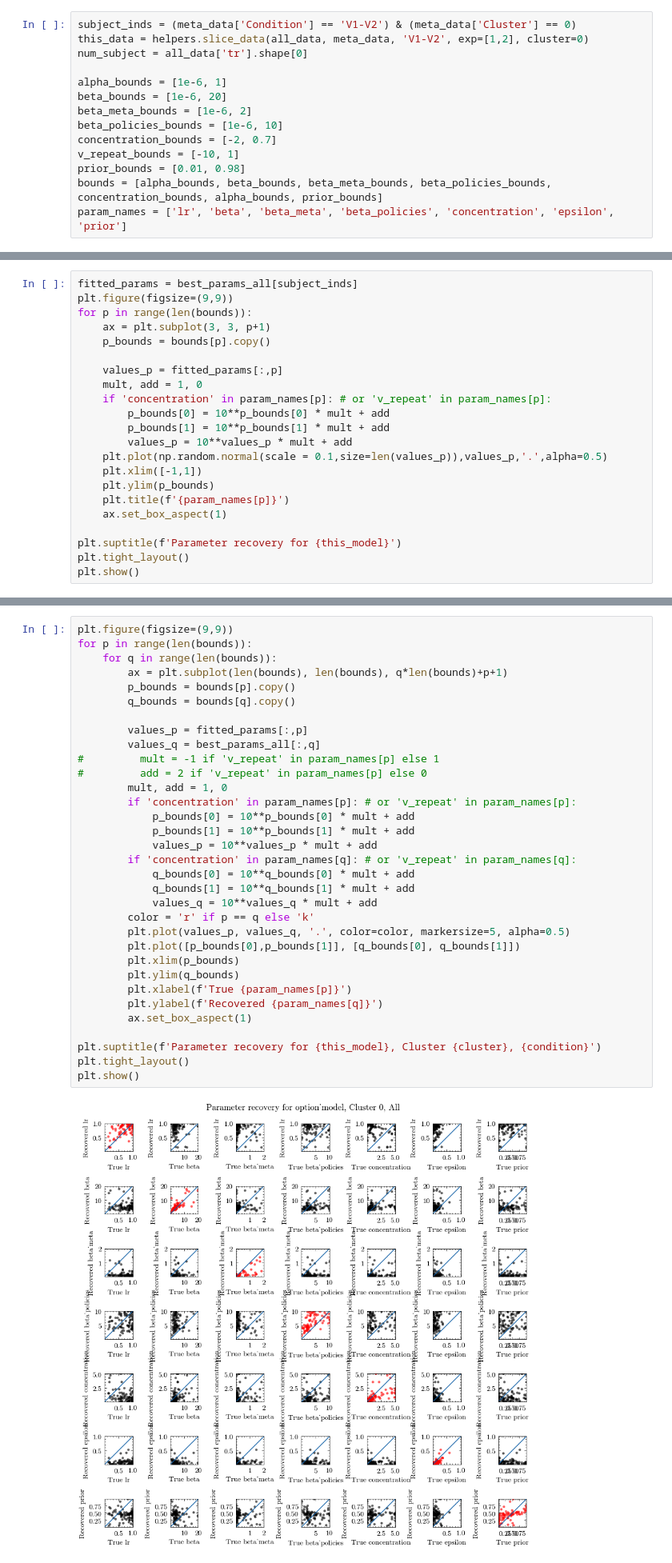
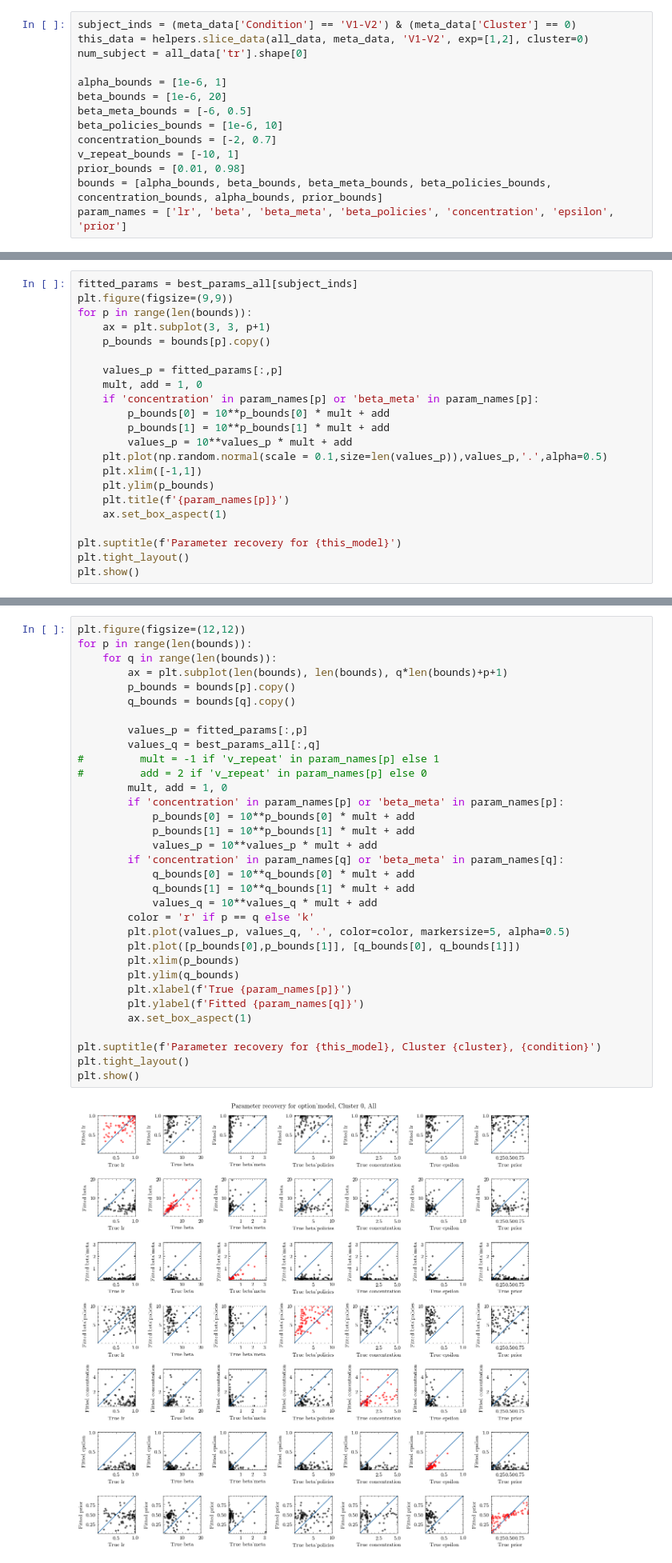
Before and after one commit to jl3676/learning_hierarchy, a Jupyter notebook: fit_models_first6.ipynb, the cells around one changed output, grey strips where cells are left out. Shown at 80% size. Drawn from its saved outputs; the diff is of its cells as text.

```diff
--- a/fit_models_first6.ipynb
+++ b/fit_models_first6.ipynb
@@ -34,7 +37,7 @@ num_subject = all_data['tr'].shape[0]
 
 alpha_bounds = [1e-6, 1]
 beta_bounds = [1e-6, 20]
-beta_meta_bounds = [1e-6, 2]
+beta_meta_bounds = [-6, 0.5]
 beta_policies_bounds = [1e-6, 10]
 concentration_bounds = [-2, 0.7]
 v_repeat_bounds = [-10, 1]
@@ -104,7 +107,7 @@ for p in range(len(bounds)):
 
     values_p = fitted_params[:,p]
     mult, add = 1, 0
-    if 'concentration' in param_names[p]: # or 'v_repeat' in param_names[p]:
+    if 'concentration' in param_names[p] or 'beta_meta' in param_names[p]:
         p_bounds[0] = 10**p_bounds[0] * mult + add
         p_bounds[1] = 10**p_bounds[1] * mult + add
         values_p = 10**values_p * mult + add
@@ -260,40 +263,40 @@ if __name__ == "__main__":
 np.save(f'fitting_results/paramrec_{structure}_{condition}_cluster{cluster}_params.npy', best_params_all)
 np.save(f'fitting_results/paramrec_{structure}_{condition}_cluster{cluster}_llh.npy', best_llh_all)
 # %%
-plt.figure(figsize=(9,9))
+plt.figure(figsize=(12,12))
 for p in range(len(bounds)):
     for q in range(len(bounds)):
         ax = plt.subplot(len(bounds), len(bounds), q*len(bounds)+p+1)
         p_bounds = bounds[p].copy()
         q_bounds = bounds[q].copy()
 
         values_p = fitted_params[:,p]
         values_q = best_params_all[:,q]
 #         mult = -1 if 'v_repeat' in param_names[p] else 1
 #         add = 2 if 'v_repeat' in param_names[p] else 0
         mult, add = 1, 0
-        if 'concentration' in param_names[p]: # or 'v_repeat' in param_names[p]:
+        if 'concentration' in param_names[p] or 'beta_meta' in param_names[p]:
             p_bounds[0] = 10**p_bounds[0] * mult + add
             p_bounds[1] = 10**p_bounds[1] * mult + add
             values_p = 10**values_p * mult + add
-        if 'concentration' in param_names[q]: # or 'v_repeat' in param_names[q]:
+        if 'concentration' in param_names[q] or 'beta_meta' in param_names[q]:
             q_bounds[0] = 10**q_bounds[0] * mult + add
             q_bounds[1] = 10**q_bounds[1] * mult + add
             values_q = 10**values_q * mult + add
         color = 'r' if p == q else 'k'
         plt.plot(values_p, values_q, '.', color=color, markersize=5, alpha=0.5)
         plt.plot([p_bounds[0],p_bounds[1]], [q_bounds[0], q_bounds[1]])
         plt.xlim(p_bounds)
         plt.ylim(q_bounds)
         plt.xlabel(f'True {param_names[p]}')
-        plt.ylabel(f'Recovered {param_names[q]}')
+        plt.ylabel(f'Fitted {param_names[q]}')
         ax.set_box_aspect(1)
 
 plt.suptitle(f'Parameter recovery for {this_model}, Cluster {cluster}, {condition}')
 plt.tight_layout()
 plt.show()
 # %% [output]
-[figure, old version]
+[figure, new version]
 # %% [markdown]
 ### Validation
 # %%
```
Also changed, not shown: parts of 11 cells of this notebook, 8 other files.
